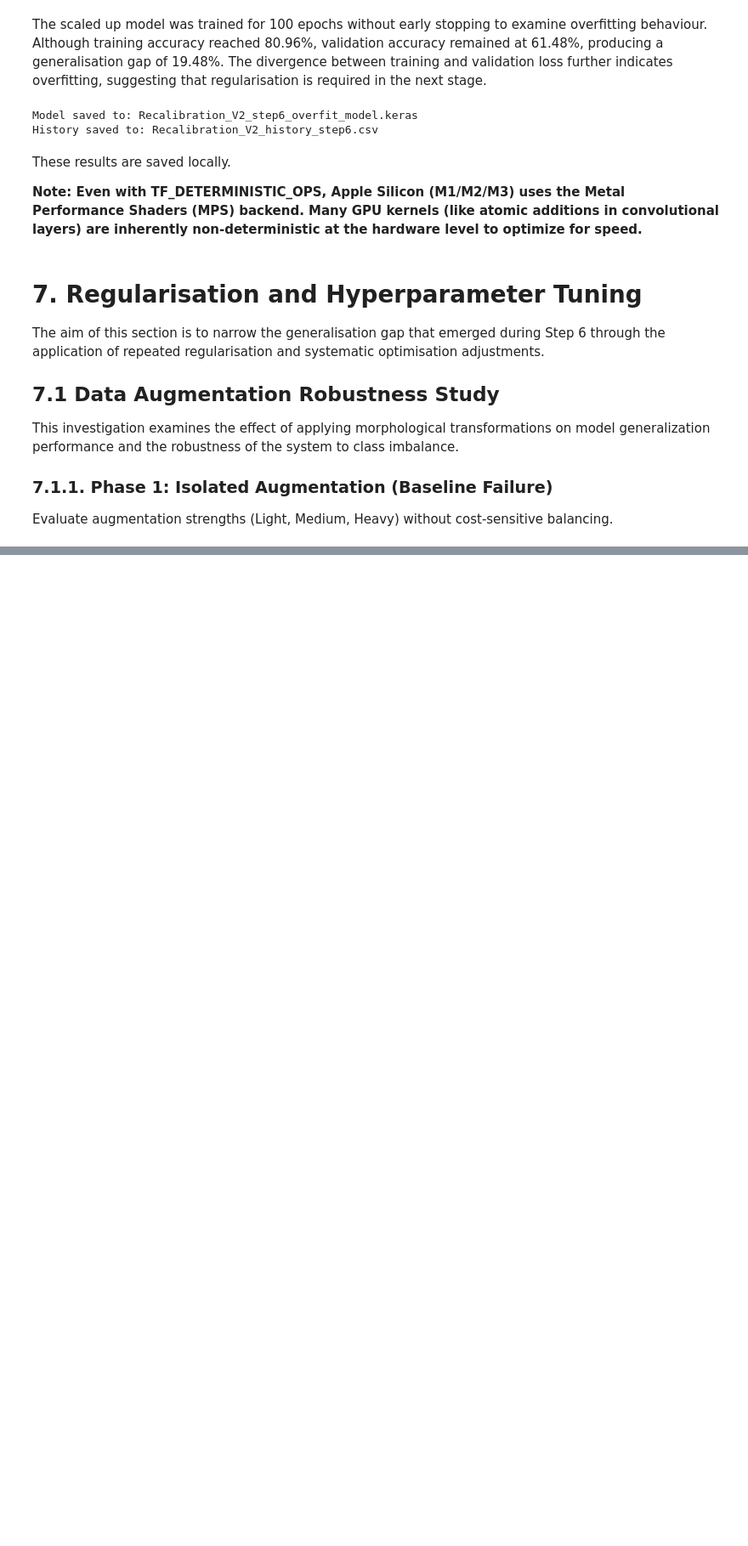
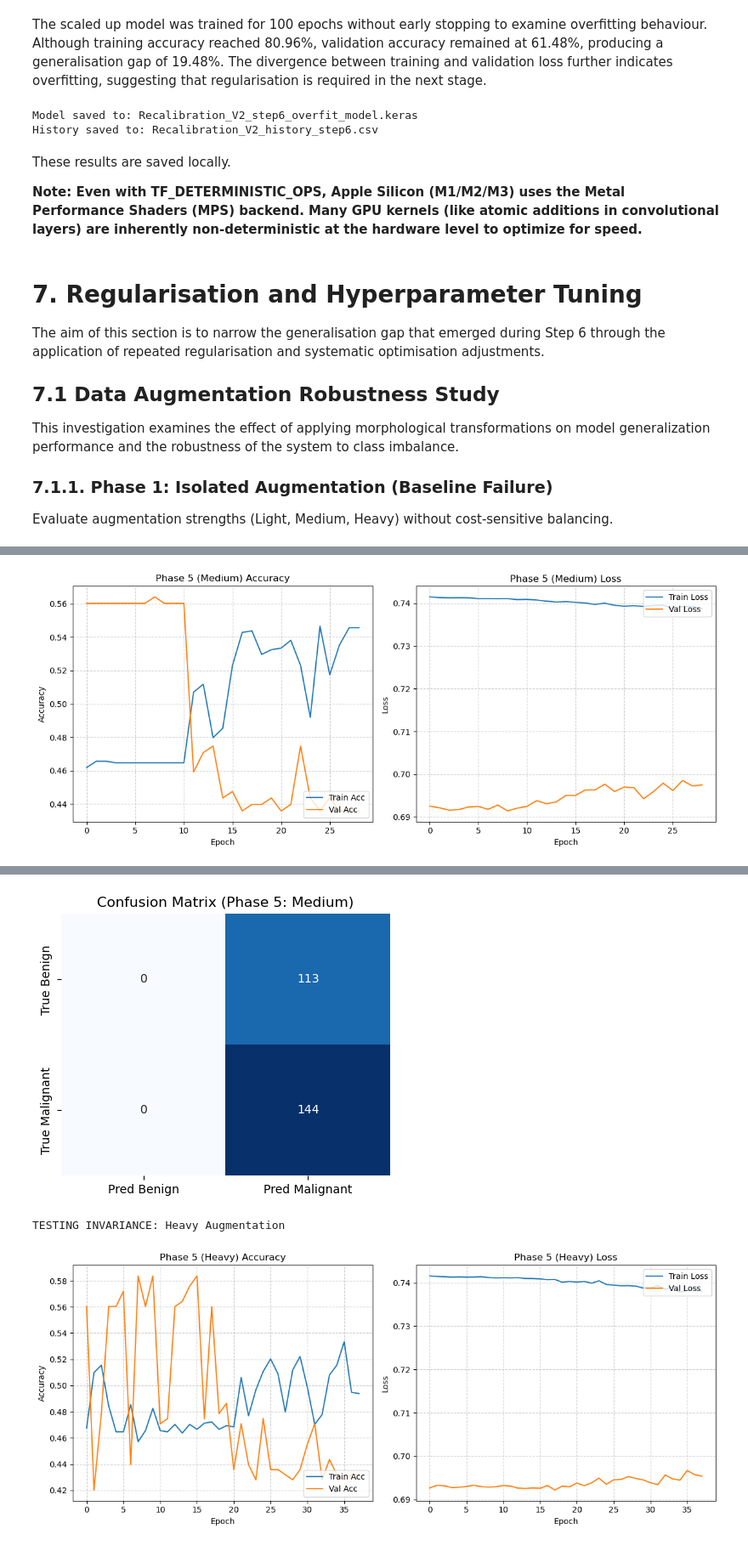
Before and after one commit to A-S-Yong/FYP, a Jupyter notebook: notebooks/Recalibration_V2.ipynb, the cells around one changed output, grey strips where cells are left out. Shown at 85% size. Drawn from its saved outputs; the diff is of its cells as text; code cells hidden in the pictures; blank space fills up the shorter version.

Commit message:
Step 7.1.5 Phase 5 Results (Invariance Threshold Identified)
- Completed Phase 5: Augmentation Invariance Assessment
- Identified a "Stability Threshold" at Light augmentation

```diff
--- a/notebooks/Recalibration_V2.ipynb
+++ b/notebooks/Recalibration_V2.ipynb
@@ -1567,0 +1601,74 @@ Moderate (1.15) weight dilution broke the degeneracy cycle seen in Phases 1-3. W
+# %%
+breadth_configs = {
+    "Medium": train_datagen_medium.flow_from_directory(
+        GREY_DIR / "train", target_size=(IMG_HEIGHT, IMG_WIDTH),
+        batch_size=BATCH_SIZE, class_mode='binary', color_mode='grayscale', seed=RANDOM_SEED
+    ),
+    "Heavy": train_datagen_heavy.flow_from_directory(
+        GREY_DIR / "train", target_size=(IMG_HEIGHT, IMG_WIDTH),
+        batch_size=BATCH_SIZE, class_mode='binary', color_mode='grayscale', seed=RANDOM_SEED
+    )
+}
+
+breadth_results = {}
+FIXED_LR = 1e-5
+ANCHOR_WEIGHTS = {0: 1.0, 1: 1.15}
+
+print(f"\nPHASE 5: AUGMENTATION INVARIANCE ASSESSMENT")
+print(f"Fixed LR: {FIXED_LR} | Stability Anchor (Weights): {ANCHOR_WEIGHTS}")
+print("-" * 60)
+
+for level, train_gen_flow in breadth_configs.items():
+    print(f"\nTESTING INVARIANCE: {level} Augmentation")
+
+    # Build fresh model
+    model_breadth = build_step6_model()
+    model_breadth.optimizer.learning_rate = FIXED_LR
+
+    # TQDM Setup
+    pbar_breadth = tqdm(total=150, desc=f"Invariance {level}", unit="epoch")
+
+    class TqdmInvariance(keras.callbacks.Callback):
+        def on_epoch_end(self, epoch, logs=None):
+            pbar_breadth.update(1)
+            pbar_breadth.set_postfix({"v_loss": f"{logs['val_loss']:.3f}", "v_auc": f"{logs['val_auc']:.3f}"})
+
+    cbs_breadth = [
+        keras.callbacks.ModelCheckpoint(f"Recalibration_V2_phase5_{level}_best.keras", save_best_only=True, monitor="val_loss"),
+        keras.callbacks.EarlyStopping(monitor="val_loss", patience=20, restore_best_weights=True),
+        TqdmInvariance()
+    ]
+
+    try:
+        history_breadth = model_breadth.fit(
+            train_gen_flow,
+            epochs=150,
+            validation_data=val_gen,
+            class_weight=ANCHOR_WEIGHTS,
+            callbacks=cbs_breadth,
+            verbose=0
+        )
+    finally:
+        pbar_breadth.close()
+
+    # Evaluate
+    plot_training_history(history_breadth, title_prefix=f"Phase 5 ({level})")
+
+    # Display report
+    eval_model_perf(model_breadth, val_gen, step_name=f"Phase 5: {level}", baseline_acc=majority_baseline_acc)
+
+    # Capture Metrics
+    best_ep = np.argmin(history_breadth.history['val_loss'])
+
+    breadth_results[level] = {
+        "Val Acc": history_breadth.history['val_accuracy'][best_ep],
+        "Val AUC": history_breadth.history['val_auc'][best_ep],
+        "Gap": history_breadth.history['accuracy'][best_ep] - history_breadth.history['val_accuracy'][best_ep]
+    }
+
+    # Save History
+    pd.DataFrame(history_breadth.history).to_csv(f'Recalibration_V2_phase5_{level}_history.csv', index=False)
+
+    # Clear Memory
+    tf.keras.backend.clear_session()
+# %% [output]
@@ -1567,0 +1683 @@ Moderate (1.15) weight dilution broke the degeneracy cycle seen in Phases 1-3. W
+[figure, added]
@@ -1567,0 +1703,3 @@ Moderate (1.15) weight dilution broke the degeneracy cycle seen in Phases 1-3. W
+[figure, added]
+TESTING INVARIANCE: Heavy Augmentation
+[figure, added]
```
Also changed, not shown: parts of 43 cells of this notebook, 3 other files.
